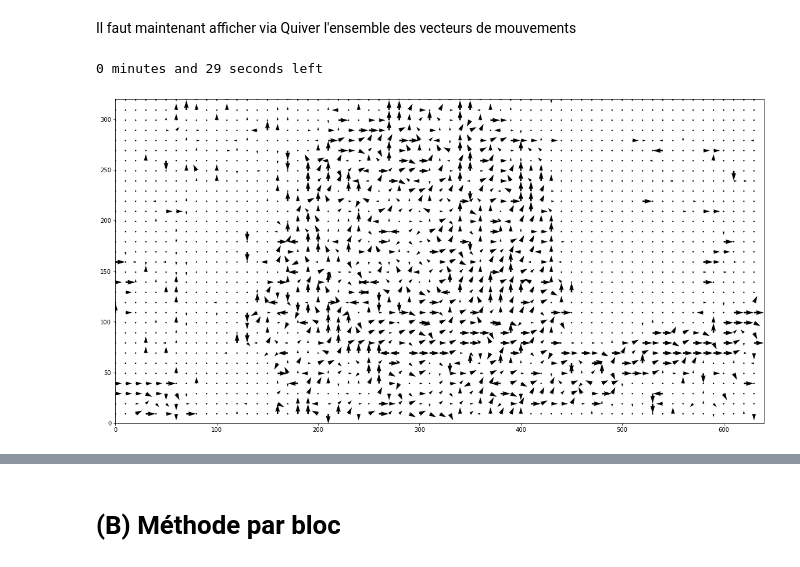
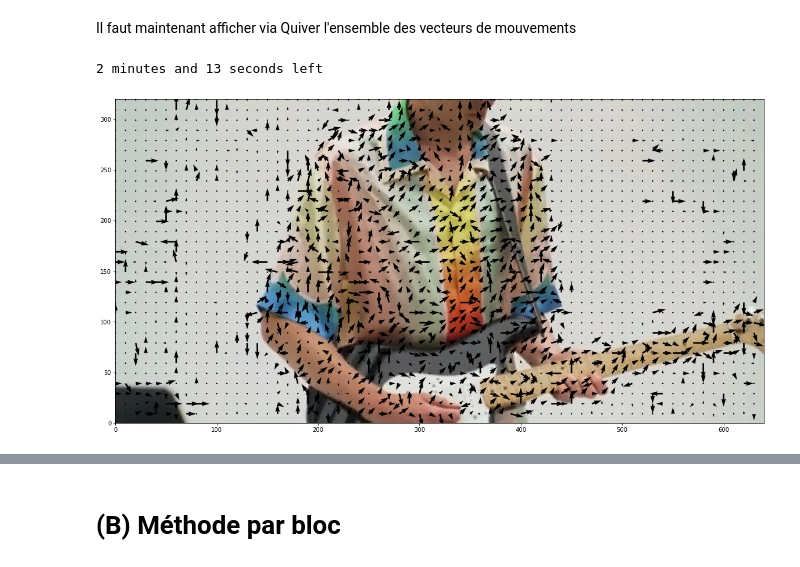
Before and after one commit to Bast-94/cv-practical-works-2023, a Jupyter notebook: tp1_ME.ipynb, the cells around one changed output, grey strips where cells are left out. Saved outputs shown, nothing was run; the diff lists cells and outputs as text; code cells hidden in the pictures.

Commit message:
ADD(compute_movement_vector).

```diff
--- a/tp1_ME.ipynb
+++ b/tp1_ME.ipynb
@@ -95,25 +94,30 @@ def generate_move_vectors(frame_array_1,frame_array_2,step):
 ## Afficher les vecteurs de mouvement
 # %% [markdown]
 Il faut maintenant afficher via Quiver l'ensemble des vecteurs de mouvements
+# %%
+STEP = 5
+INTERVAL = 10
+def compute_movement_vectors(frame_array_1,frame_array_2):
+
+    u,v = generate_move_vectors(frame_array_1,frame_array_2,STEP)
+    u =  u[::INTERVAL,::INTERVAL]
+    v = v[::INTERVAL,::INTERVAL]
+    x =  np.arange(frame_array_1.shape[1])
+    y = np.arange(frame_array_1.shape[0]-1,-1,-1)
+    X, Y = np.meshgrid(x[::INTERVAL], y[::INTERVAL])
+    return X,Y, u, v
+X,Y, u, v = compute_movement_vectors(frame_array_1,frame_array_2)
+# %% [output]
+2 minutes and 13 seconds left
 # %%
-STEP = 3
-INTERVAL = 10
-def display_movement_vectors(frame_array_1,frame_array_2):
-
-    u,v = generate_move_vectors(frame_array_1,frame_array_2,STEP)
-    u =  u[::INTERVAL,::INTERVAL]
-    v = v[::INTERVAL,::INTERVAL]
-    x =  np.arange(frame_array_1.shape[1])
-    y = np.arange(frame_array_1.shape[0]-1,-1,-1)
-    X, Y = np.meshgrid(x[::INTERVAL], y[::INTERVAL])
-    X.shape, Y.shape,u.shape, v.shape
+def display_movement_vectors( X,Y, u, v):
     fig, ax = plt.subplots(figsize =(20, 20))
     ax.quiver(X, Y, u, v,scale=200)
     ax.axis([0, frame_array_1.shape[1], 0,frame_array_1.shape[0] ])
     ax.set_aspect('equal')
+    plt.imshow(np.flip(frame_array_1,(0)))
     plt.show()
 
-display_movement_vectors(frame_array_1,frame_array_2)
+display_movement_vectors(X,Y, u, v)
 # %% [output]
-0 minutes and 29 seconds left
-[figure, old version]
+[figure, new version]
```
Also changed, not shown: parts of 7 cells of this notebook.
